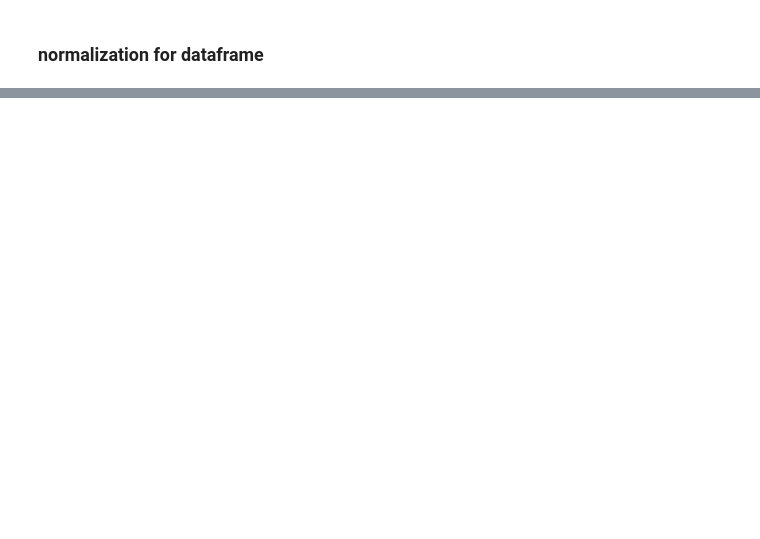
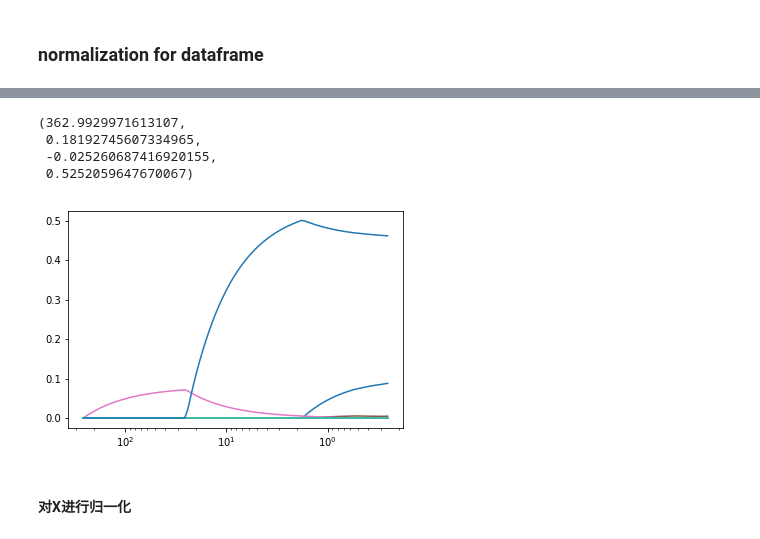
Before and after one commit to komais/chart, a Jupyter notebook: bin/mislabel/ML.ipynb, the cells around one changed output, grey strips where cells are left out. Drawn from its saved outputs; the diff is of its cells as text; code cells hidden in the pictures; blank space fills up the shorter version.

```diff
--- a/bin/mislabel/ML.ipynb
+++ b/bin/mislabel/ML.ipynb
@@ -123,0 +285,3 @@ tt.box_plot(xlabel='gene',ylabel='TPM',title='box plot for every gene')
+# %%
+alphas , coefs ,_ = linear_model.lasso_path (X,Y,return_models=False)
+coefs[0].T.shape,alphas
@@ -123,0 +306,15 @@ tt.box_plot(xlabel='gene',ylabel='TPM',title='box plot for every gene')
+# %%
+import matplotlib.pyplot as plt
+ax = plt.gca()
+ax.plot(alphas , coefs[0].T)
+ax.set_xscale('log')
+ax.set_xlim(ax.get_xlim()[::-1])  # reverse axis
+plt.axis('tight')
+# %% [output]
+(362.9929971613107,
+ 0.18192745607334965,
+ -0.025260687416920155,
+ 0.5252059647670067)
+[figure, added]
+# %% [markdown]
+#### 对X进行归一化
```
Also changed, not shown: parts of 40 cells of this notebook, 11 other files.
